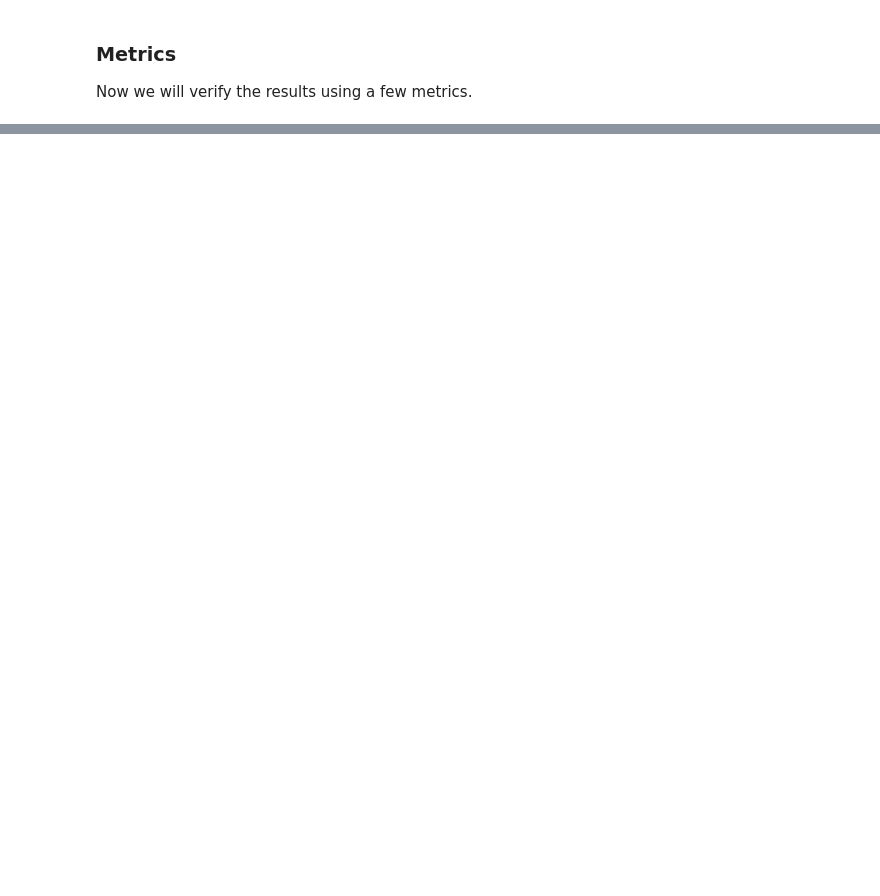
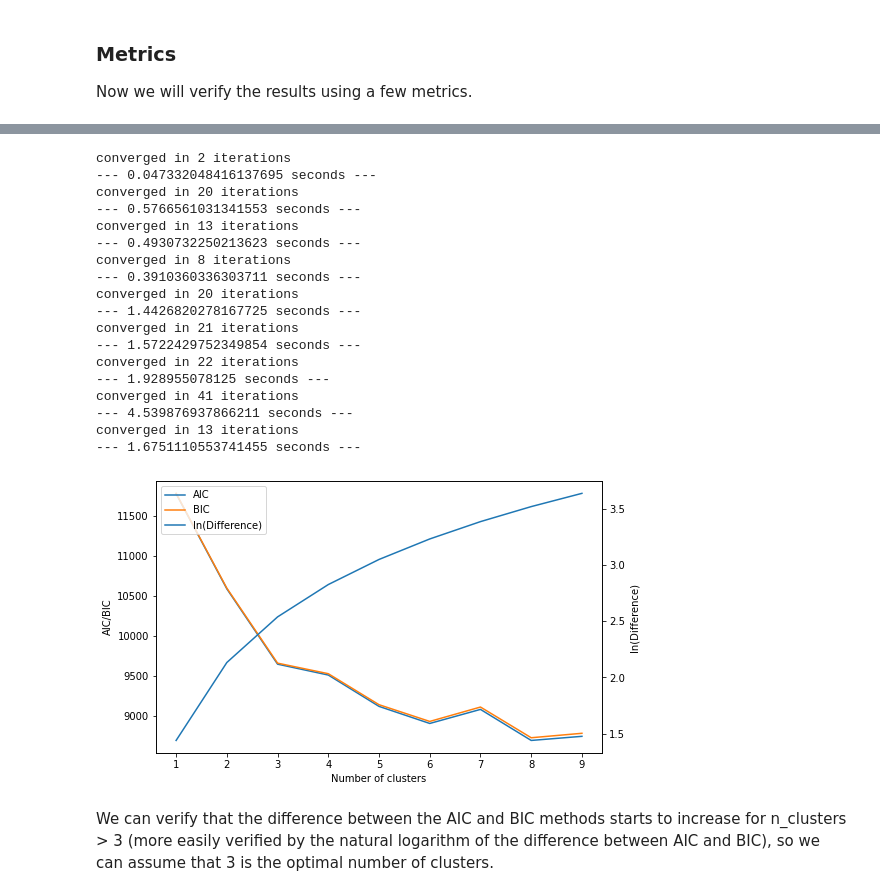
Before and after one commit to jovit/mc866-project-1, a Jupyter notebook: gmm.ipynb, the cells around one changed output, grey strips where cells are left out. Saved outputs shown, nothing was run; the diff lists cells and outputs as text; code cells hidden in the pictures; blank space fills up the shorter version.

Commit message:
fixed AIC/BIC methods

```diff
--- a/gmm.ipynb
+++ b/gmm.ipynb
@@ -211,0 +218,43 @@ We'll run the GMM algorithm with different amounts of clusters and calculate the
+# %%
+aic_values = []
+bic_values = []
+cluster_range = range(1, 10)
+for i in cluster_range:
+    gmm = GMM(data=df_train.to_numpy(), n_clusters=i)
+    gmm.fit()
+    aic_values.append(gmm.aic())
+    bic_values.append(gmm.bic())
+
+fig, ax = plt.subplots(figsize=(8,5))
+ax2 = ax.twinx()
+
+ax.set_xlabel("Number of clusters")
+ax.set_ylabel("AIC/BIC")
+ax2.set_ylabel("ln(Difference)")
+p1, = ax.plot(cluster_range, aic_values, label="AIC") # the data
+p2, = ax.plot(cluster_range, bic_values, label="BIC") # the data
+p3, = ax2.plot(cluster_range, np.log(np.subtract(bic_values, aic_values)), label="ln(Difference)") # the data
+plt.legend(handles=[p1, p2, p3])
+plt.show()
+# %% [output]
+converged in 2 iterations
+--- 0.047332048416137695 seconds ---
+converged in 20 iterations
+--- 0.5766561031341553 seconds ---
+converged in 13 iterations
+--- 0.4930732250213623 seconds ---
+converged in 8 iterations
+--- 0.3910360336303711 seconds ---
+converged in 20 iterations
+--- 1.4426820278167725 seconds ---
+converged in 21 iterations
+--- 1.5722429752349854 seconds ---
+converged in 22 iterations
+--- 1.928955078125 seconds ---
+converged in 41 iterations
+--- 4.539876937866211 seconds ---
+converged in 13 iterations
+--- 1.6751110553741455 seconds ---
+[figure, added]
+# %% [markdown]
+We can verify that the difference between the AIC and BIC methods starts to increase for n_clusters > 3 (more easily verified by the natural logarithm of the difference between AIC and BIC), so we can assume that 3 is the optimal number of clusters.
```
Also changed, not shown: parts of 18 cells of this notebook.
